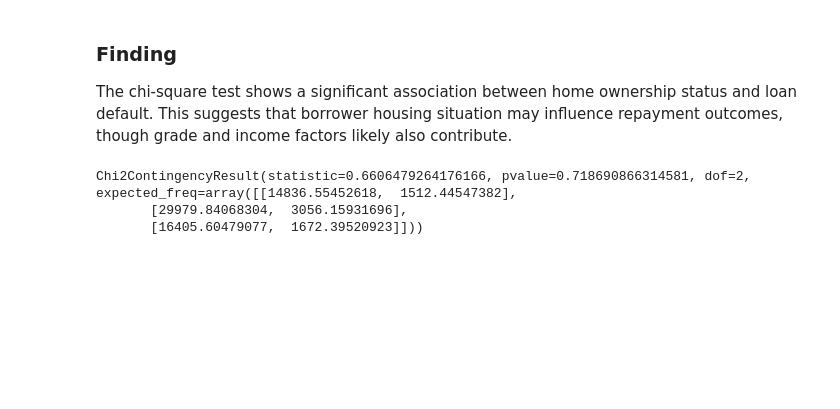
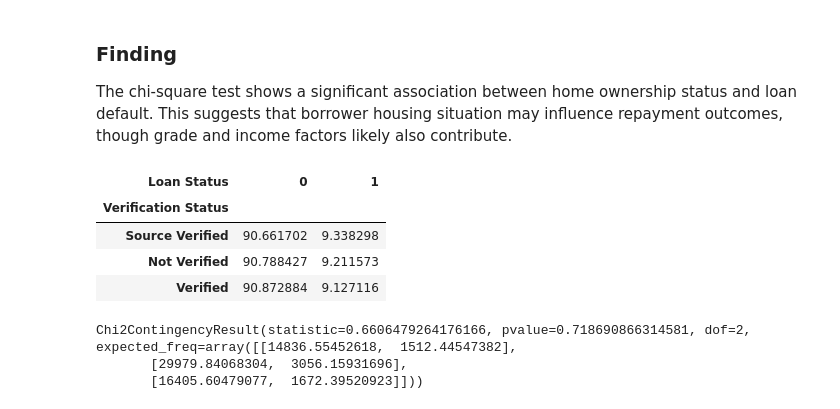
Before and after one commit to Dilen-dev/Loan-default-analysis, a Jupyter notebook: Loan Default.ipynb, the cells around one changed output. Drawn from its saved outputs; the diff is of its cells as text; code cells hidden in the pictures; blank space fills up the shorter version.

```diff
--- a/Loan Default.ipynb
+++ b/Loan Default.ipynb
@@ -365,6 +365,25 @@ Chi2ContingencyResult(statistic=16.101583241640988, pvalue=0.000318849414713897,
 ### Finding
 
 The chi-square test shows a significant association between home ownership status and loan default. This suggests that borrower housing situation may influence repayment outcomes, though grade and income factors likely also contribute.
+# %%
+#Question 7: Does Verification Status have an influence on loan default?
+verification_status_risk = (
+    pd.crosstab(
+        df["Verification Status"],
+        df["Loan Status"],
+        normalize="index"
+    )*100
+)
+verification_status_risk.sort_values(
+    by=1,
+    ascending=False
+)
+# %% [output]
+| Loan Status | 0 | 1 |
+| Verification Status |  |  |
+| Source Verified | 90.661702 | 9.338298 |
+| Not Verified | 90.788427 | 9.211573 |
+| Verified | 90.872884 | 9.127116 |
 # %%
 table = pd.crosstab(
     df["Verification Status"],
```
